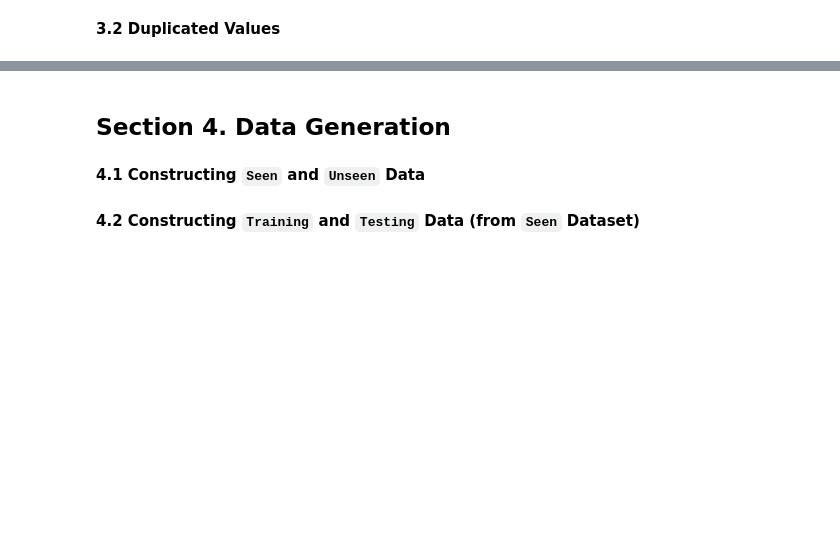
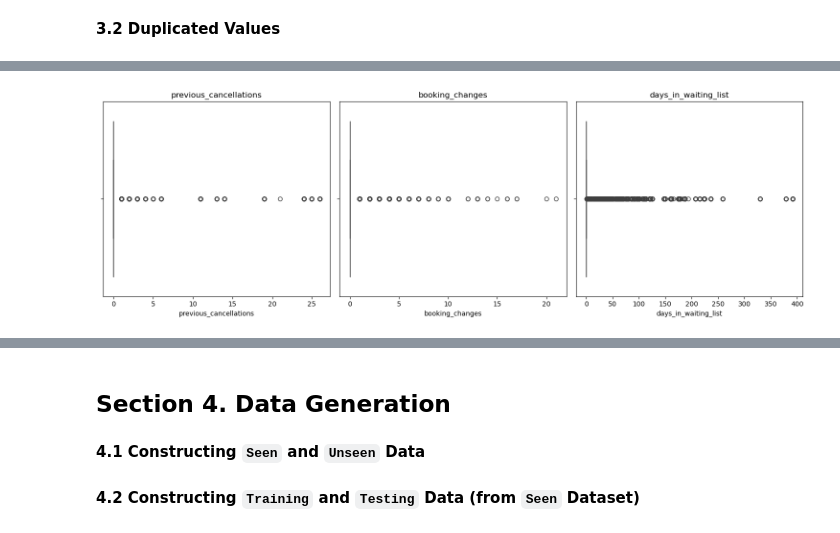
Before and after one commit to AliefRND/MachineLearningProject, a Jupyter notebook: notebooks/Notebook.ipynb, the cells around one changed output, grey strips where cells are left out. Drawn from its saved outputs; the diff is of its cells as text; code cells hidden in the pictures; blank space fills up the shorter version.

```diff
--- a/notebooks/Notebook.ipynb
+++ b/notebooks/Notebook.ipynb
@@ -201,3 +270,13 @@ df.nunique()
 ## **Section 3. Data Cleaning**
 # %% [markdown]
 **3.1 Missing Values**
+# %%
+# Checking missing values
+listItem = []
+for col in df.columns :
+    listItem.append([col, df[col].dtype, df[col].isna().sum(), round((df[col].isna().sum()/len(df[col])) * 100,2),
+                    df[col].nunique(), list(df[col].drop_duplicates().sample(2).values)]);
+
+dfDesc = pd.DataFrame(columns=['dataFeatures', 'dataType', 'null', 'nullPct', 'unique', 'uniqueSample'],
+                     data=listItem)
+dfDesc
@@ -211,0 +337,4 @@ df.nunique()
+# %%
+# Separate numeric and categorical columns
+numeric_cols = df.select_dtypes(include=['int64', 'float64']).columns.tolist()
+categorical_cols = df.select_dtypes(include=['object']).columns.tolist()
@@ -211,0 +354,11 @@ df.nunique()
+# %%
+numeric_cols_to_plot1 = numeric_cols[:3]
+
+fig, axes = plt.subplots(1, 3, figsize=(15, 5))
+for ax, col in zip(axes, numeric_cols_to_plot1):
+    sns.boxplot(x=df[col], orient="h", ax=ax)
+    ax.set_title(col)
+plt.tight_layout()
+plt.show()
+# %% [output]
+[figure, added]
```
Also changed, not shown: parts of 27 cells of this notebook.
